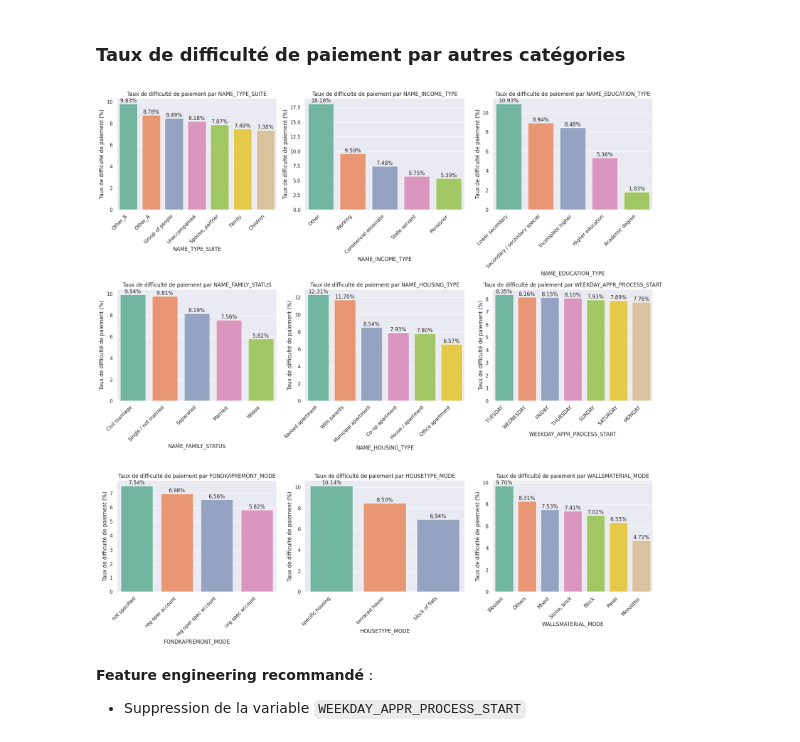
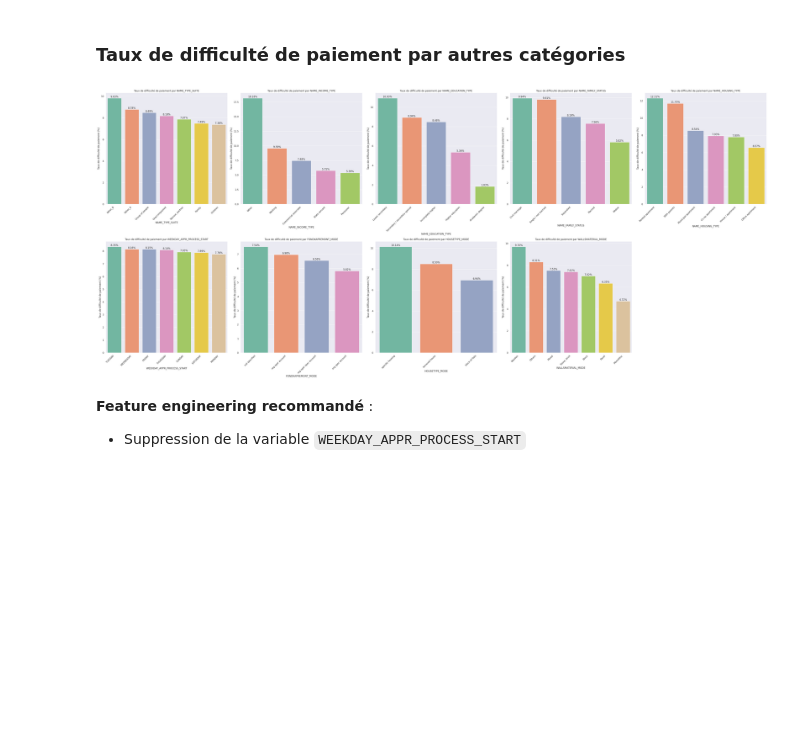
Before and after one commit to DavidScanu/oc-ai-engineer-p04-scoring, a Jupyter notebook: p04_scanu_david_01_notebook_eda_2024_11_22.ipynb, the cells around one changed output. Drawn from its saved outputs; the diff is of its cells as text; code cells hidden in the pictures; blank space fills up the shorter version.

```diff
--- a/p04_scanu_david_01_notebook_eda_2024_11_22.ipynb
+++ b/p04_scanu_david_01_notebook_eda_2024_11_22.ipynb
@@ -1367,36 +1367,36 @@ for cat_col in cat_cols_other:
     targte_rate_df = target_rate_by_cat(application_train_temp, cat_col).sort_values(by='target_rate', ascending=False)
     target_rates_for_other_cats.append(targte_rate_df) # Append the result to the list
   else:
     print(f"Warning: Column '{cat_col}' not found in the DataFrame. Skipping...")
 
 
 # Calculate the number of rows needed for the grid
-num_cols = 3
+num_cols = 5
 num_rows = math.ceil(len(target_rates_for_other_cats) / num_cols)
 
-plt.figure(figsize=(18, num_cols * num_rows * 2))  # Adjust figure size as needed
+plt.figure(figsize=(46, num_cols * num_rows * 2))  # Adjust figure size as needed
 
 for i, df in enumerate(target_rates_for_other_cats):
     plt.subplot(num_rows, num_cols, i + 1)  # num_rows, num columns, and index starting from 1
 
     # Filter out categories with low counts (adjust threshold as needed)
     min_count = 10
     filtered_df = df[df['total_count'] >= min_count]
 
     ax = sns.barplot(x=filtered_df.index, y=filtered_df['target_rate'], palette="Set2", hue=filtered_df.index, legend=False)
 
     for j, v in enumerate(filtered_df['target_rate']):
         ax.text(j, v, f'{v:.2f}%', ha='center', va='bottom')
 
     plt.xlabel(df.index.name)
     plt.ylabel('Taux de difficulté de paiement (%)')
     plt.title(f'Taux de difficulté de paiement par {df.index.name}')
     plt.xticks(rotation=45, ha="right")
     plt.tight_layout()
 
 plt.show()
 # %% [output]
-[figure, old version]
+[figure, new version]
 # %% [markdown]
 **Feature engineering recommandé** :
 - Suppression de la variable `WEEKDAY_APPR_PROCESS_START`
```
Also changed, not shown: parts of 4 cells of this notebook, 1 other file.
